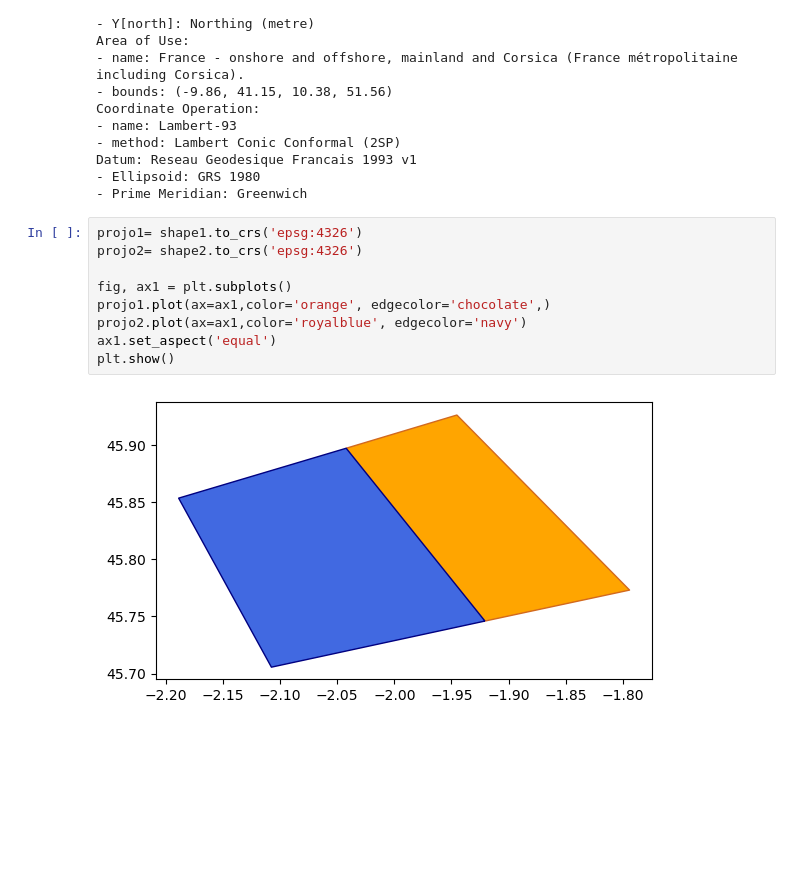
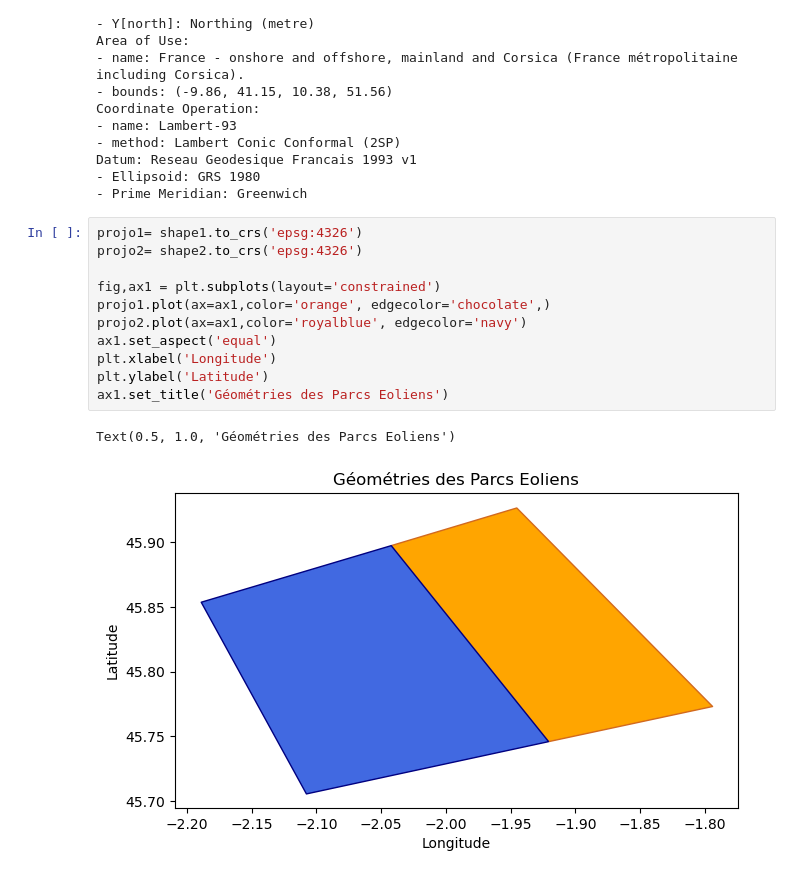
Before and after one commit to JordanPierre91630/Eoliennne_projet, a Jupyter notebook: Projet Bluegreen bathy.ipynb, the cells around one changed output. Saved outputs shown, nothing was run; the diff lists cells and outputs as text; blank space fills up the shorter version.

```diff
--- a/Projet Bluegreen bathy.ipynb
+++ b/Projet Bluegreen bathy.ipynb
@@ -135,14 +150,17 @@ Datum: Reseau Geodesique Francais 1993 v1
 # %%
 projo1= shape1.to_crs('epsg:4326')
 projo2= shape2.to_crs('epsg:4326')
 
-fig, ax1 = plt.subplots()
+fig,ax1 = plt.subplots(layout='constrained')
 projo1.plot(ax=ax1,color='orange', edgecolor='chocolate',)
 projo2.plot(ax=ax1,color='royalblue', edgecolor='navy')
 ax1.set_aspect('equal')
-plt.show()
+plt.xlabel('Longitude')
+plt.ylabel('Latitude')
+ax1.set_title('Géométries des Parcs Eoliens')
 # %% [output]
+Text(0.5, 1.0, 'Géométries des Parcs Eoliens')
-[figure, old version]
+[figure, new version]
 # %%
 #Fond de carte pour l'île d'Oléron
 lat1,lon1 = np.meshgrid (Blat1,Blon1)
```
Also changed, not shown: parts of 24 cells of this notebook.
